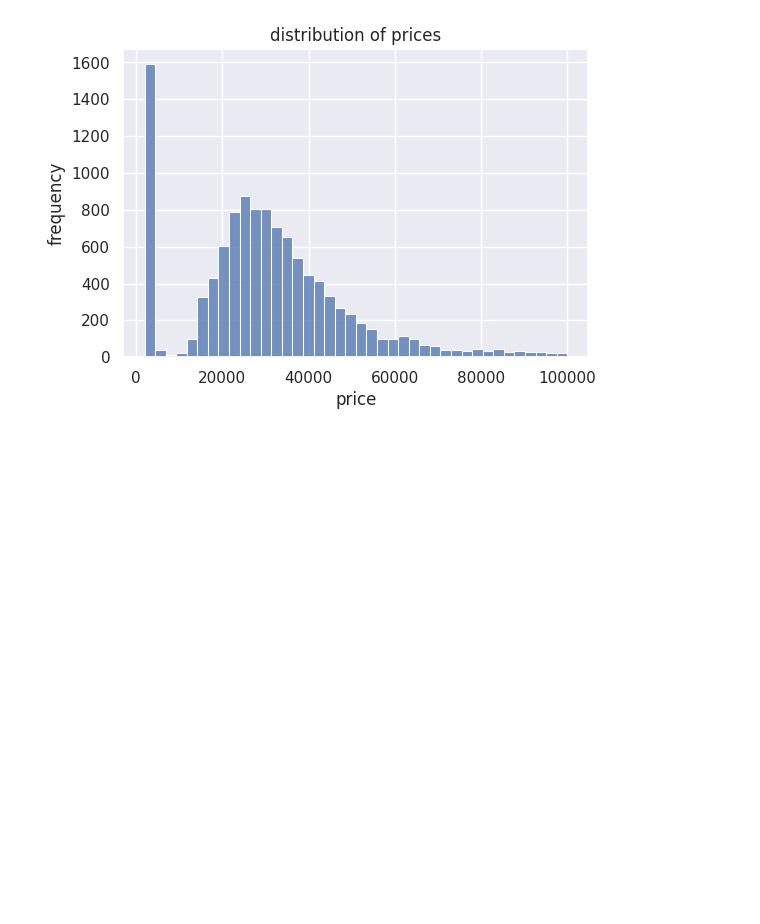
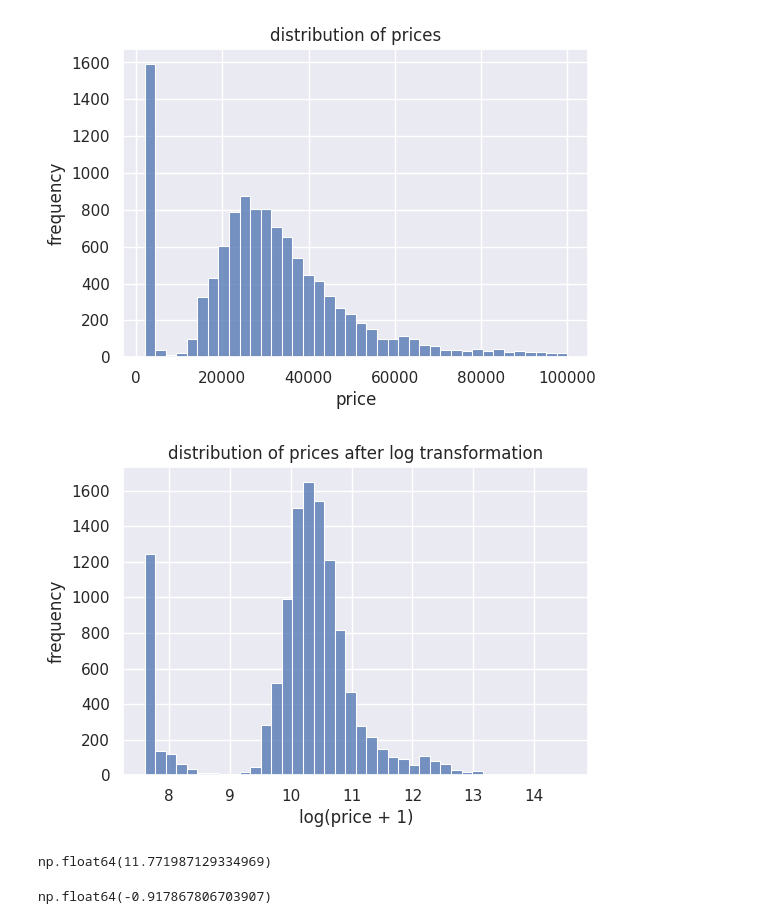
Before and after one commit to DareenMosa/Car-price-ML-project, a Jupyter notebook: code.ipynb, the cells around one changed output. Saved outputs shown, nothing was run; the diff lists cells and outputs as text; code cells hidden in the pictures; blank space fills up the shorter version.

Commit message:
log transformation

```diff
--- a/code.ipynb
+++ b/code.ipynb
@@ -154,3 +154,25 @@ plt.title('distribution of prices')
 plt.show()
 # %% [output]
 [figure]
+# %%
+df['log_price'] = np.log1p(df.price)
+
+plt.figure(figsize=(6, 4))
+
+sns.histplot(df.log_price, bins=40)
+plt.ylabel('frequency')
+plt.xlabel('log(price + 1)')
+plt.title('distribution of prices after log transformation')
+
+
+plt.show()
+# %% [output]
+[figure, added]
+# %%
+df.price.skew()
+# %% [output]
+np.float64(11.771987129334969)
+# %%
+df.log_price.skew()
+# %% [output]
+np.float64(-0.917867806703907)
```
